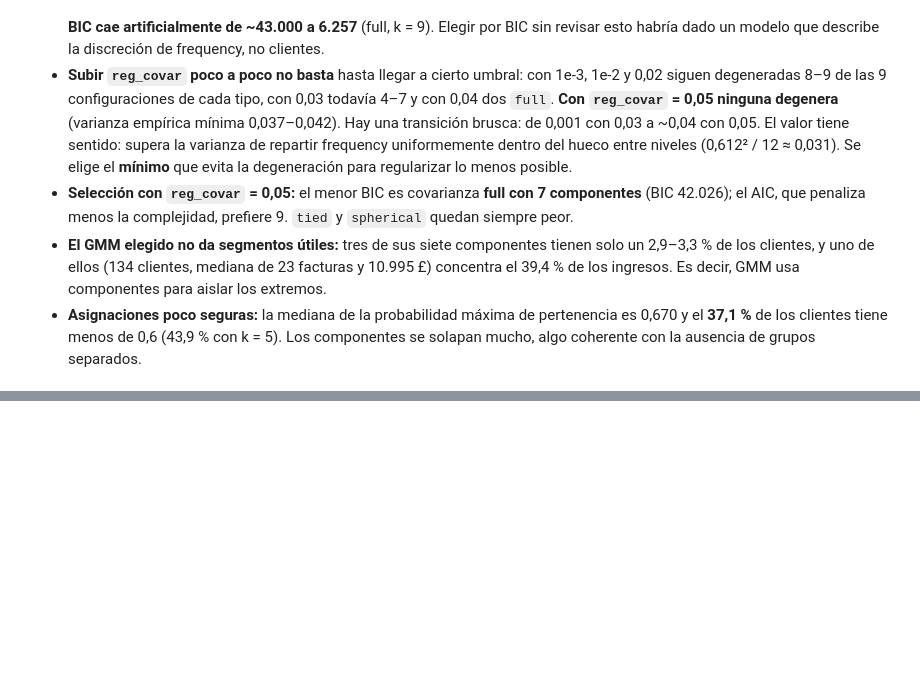
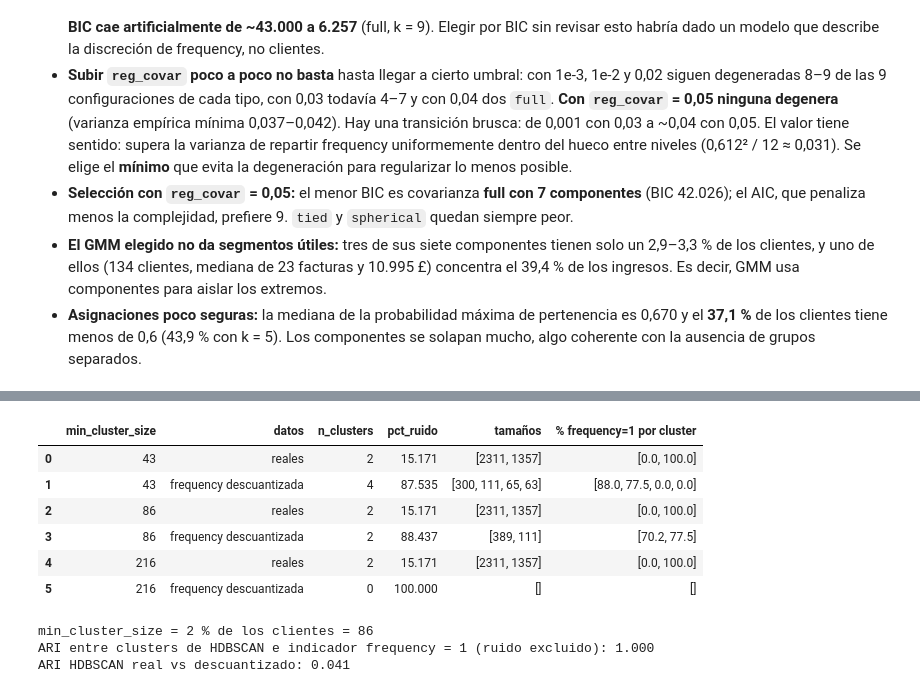
Before and after one commit to Andres766/proeyecto-mineria-de-datos, a Jupyter notebook: notebooks/03_modelado.ipynb, the cells around one changed output, grey strips where cells are left out. Saved outputs shown, nothing was run; the diff lists cells and outputs as text; code cells hidden in the pictures; blank space fills up the shorter version.

```diff
--- a/notebooks/03_modelado.ipynb
+++ b/notebooks/03_modelado.ipynb
@@ -434,0 +554,28 @@ GMM k = 5: mediana de la probabilidad máxima = 0.639 · clientes con probabilid
+# %%
+filas = []
+for mcs in [43, 86, 216]:
+    for datos, nombre in [(Zn, "reales"), (Zn_desc, "frequency descuantizada")]:
+        r = resumen_densidad(ajustar_hdbscan(datos, mcs, MIN_SAMPLES), F)
+        filas.append({"min_cluster_size": mcs, "datos": nombre, "n_clusters": r["n_clusters"], "pct_ruido": r["pct_ruido"],
+                      "tamaños": r["tamanos"][:4], "% frequency=1 por cluster": r["pct_nivel_minimo"][:4]})
+pd.DataFrame(filas)
+# %% [output]
+|  | min_cluster_size | datos | n_clusters | pct_ruido | tamaños | % frequency=1 por cluster |
+| 0 | 43 | reales | 2 | 15.171 | [2311, 1357] | [0.0, 100.0] |
+| 1 | 43 | frequency descuantizada | 4 | 87.535 | [300, 111, 65, 63] | [88.0, 77.5, 0.0, 0.0] |
+| 2 | 86 | reales | 2 | 15.171 | [2311, 1357] | [0.0, 100.0] |
+| 3 | 86 | frequency descuantizada | 2 | 88.437 | [389, 111] | [70.2, 77.5] |
+| 4 | 216 | reales | 2 | 15.171 | [2311, 1357] | [0.0, 100.0] |
+| 5 | 216 | frequency descuantizada | 0 | 100.000 | [] | [] |
+# %%
+MCS = int(round(0.02 * len(clientes)))
+etiq_hdbscan = ajustar_hdbscan(Zn, MCS, MIN_SAMPLES)
+etiq_hdbscan_desc = ajustar_hdbscan(Zn_desc, MCS, MIN_SAMPLES)
+print(f"min_cluster_size = 2 % de los clientes = {MCS}")
+print(f"ARI entre clusters de HDBSCAN e indicador frequency = 1 (ruido excluido): "
+      f"{ari(etiq_hdbscan[etiq_hdbscan != -1], (F == 1)[etiq_hdbscan != -1]):.3f}")
+print(f"ARI HDBSCAN real vs descuantizado: {ari(etiq_hdbscan, etiq_hdbscan_desc):.3f}")
+# %% [output]
+min_cluster_size = 2 % de los clientes = 86
+ARI entre clusters de HDBSCAN e indicador frequency = 1 (ruido excluido): 1.000
+ARI HDBSCAN real vs descuantizado: 0.041
```
Also changed, not shown: parts of 9 cells of this notebook.
